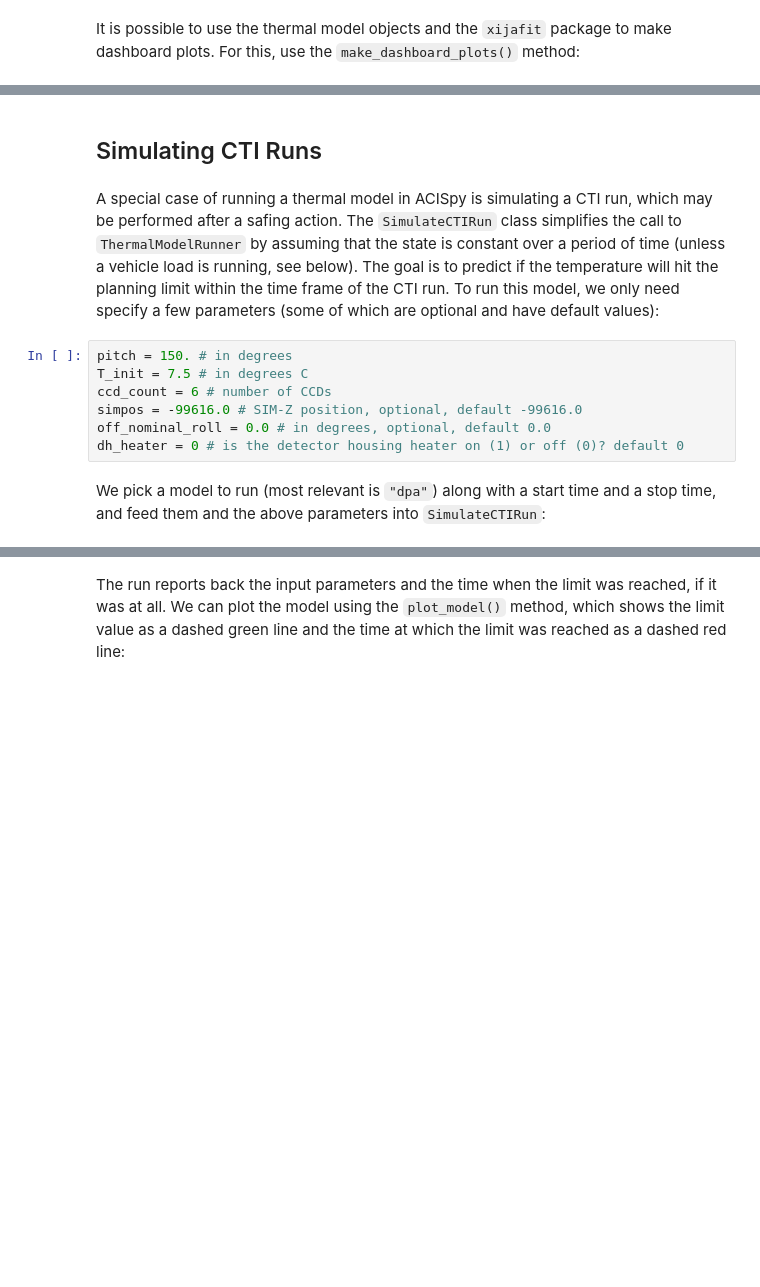
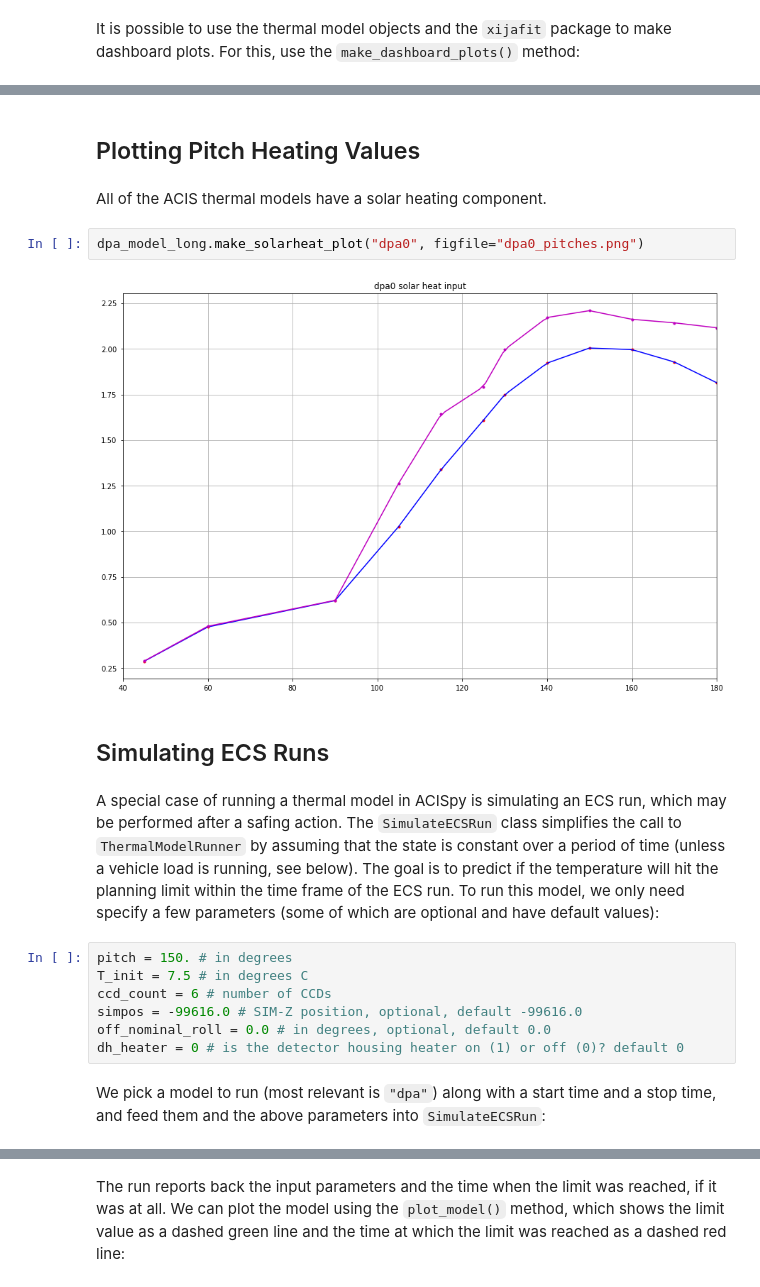
Before and after one commit to jzuhone/acispy, a Jupyter notebook: doc/source/Thermal_Models.ipynb, the cells around one changed output, grey strips where cells are left out. Saved outputs shown, nothing was run; the diff lists cells and outputs as text; blank space fills up the shorter version.

```diff
--- a/doc/source/Thermal_Models.ipynb
+++ b/doc/source/Thermal_Models.ipynb
@@ -76,7 +99,15 @@ dpa_model_long.make_dashboard_plots()
+# %% [markdown]
+## Plotting Pitch Heating Values
+# %% [markdown]
+All of the ACIS thermal models have a solar heating component.
+# %%
+dpa_model_long.make_solarheat_plot("dpa0", figfile="dpa0_pitches.png")
+# %% [output]
+[figure, added]
 # %% [markdown]
-## Simulating CTI Runs
+## Simulating ECS Runs
 # %% [markdown]
-A special case of running a thermal model in ACISpy is simulating a CTI run, which may be performed after a safing action. The `SimulateCTIRun` class simplifies the call to `ThermalModelRunner` by assuming that the state is constant over a period of time (unless a vehicle load is running, see below). The goal is to predict if the temperature will hit the planning limit within the time frame of the CTI run.
+A special case of running a thermal model in ACISpy is simulating an ECS run, which may be performed after a safing action. The `SimulateECSRun` class simplifies the call to `ThermalModelRunner` by assuming that the state is constant over a period of time (unless a vehicle load is running, see below). The goal is to predict if the temperature will hit the planning limit within the time frame of the ECS run.
 To run this model, we only need specify a few parameters (some of which are optional and have default values):
 # %%
 pitch = 150. # in degrees
@@ -86,5 +117,5 @@ simpos = -99616.0 # SIM-Z position, optional, default -99616.0
 off_nominal_roll = 0.0 # in degrees, optional, default 0.0
 dh_heater = 0 # is the detector housing heater on (1) or off (0)? default 0
 # %% [markdown]
-We pick a model to run (most relevant is `"dpa"`) along with a start time and a stop time, and feed them and the above parameters into `SimulateCTIRun`:
+We pick a model to run (most relevant is `"dpa"`) along with a start time and a stop time, and feed them and the above parameters into `SimulateECSRun`:
 # %%
```
Also changed, not shown: parts of 19 cells of this notebook, 9 other files.
